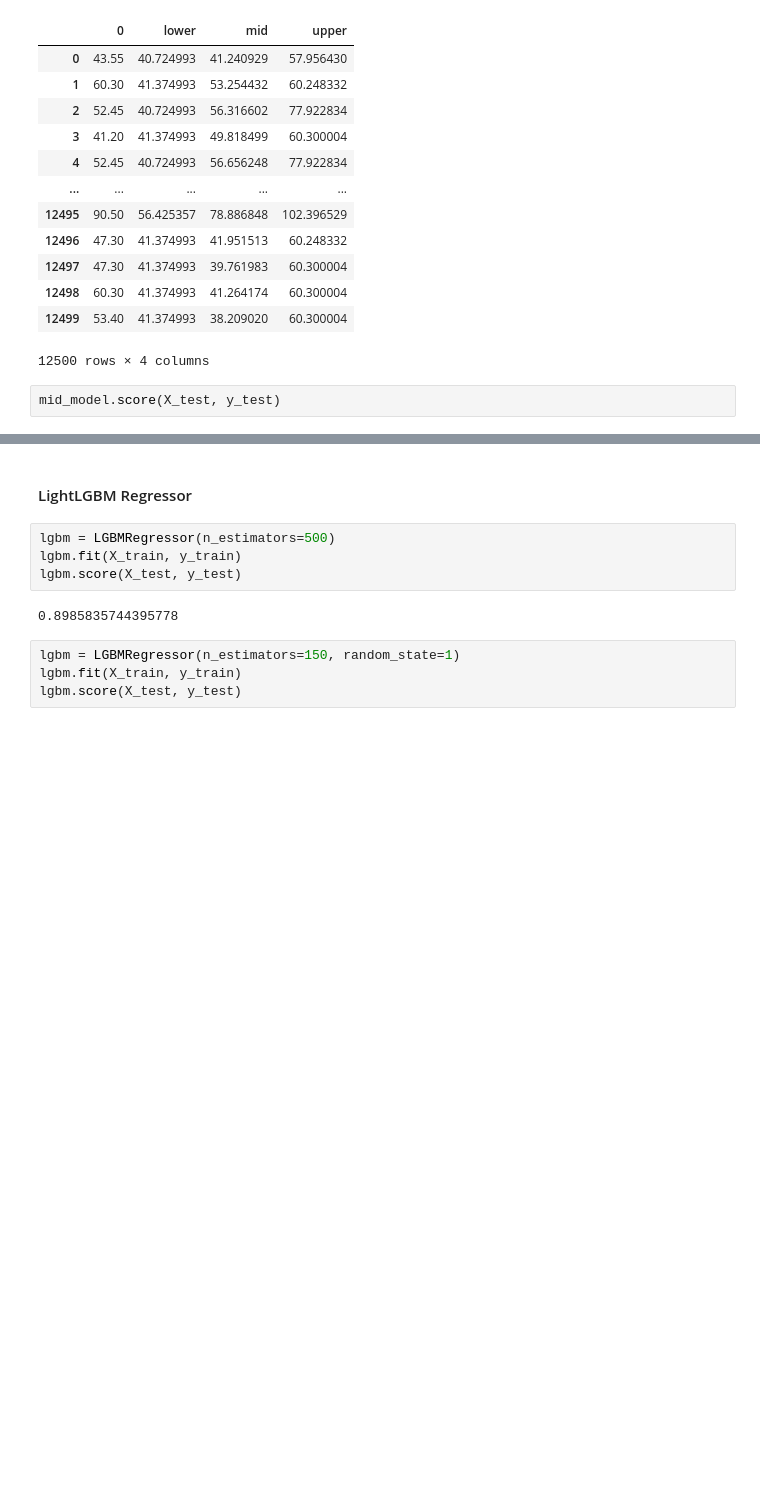
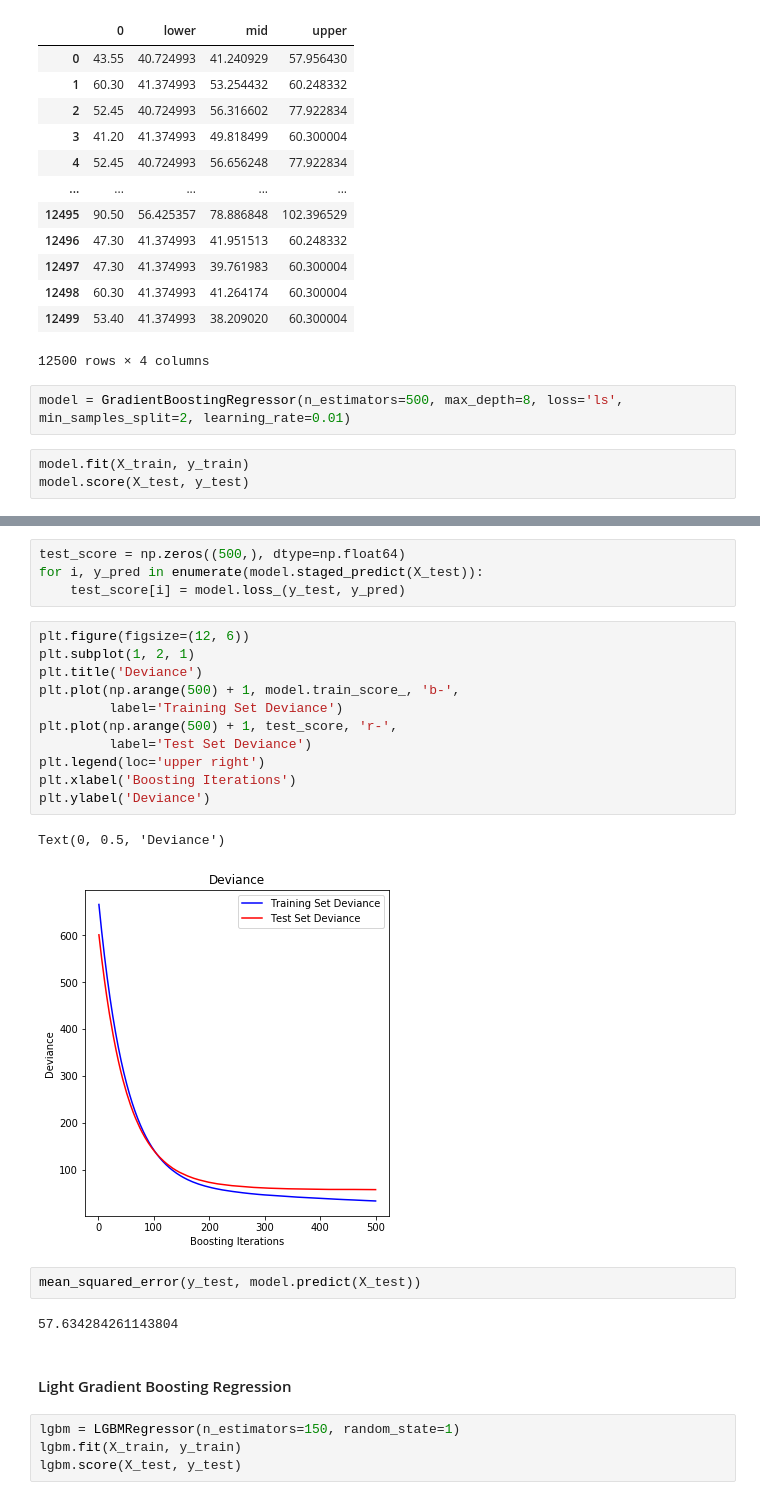
Before and after one commit to CTso25/Predict-Train-Prices, a Jupyter notebook: gradient_boosting.ipynb, the cells around one changed output, grey strips where cells are left out. Saved outputs shown, nothing was run; the diff lists cells and outputs as text; blank space fills up the shorter version.

Commit message:
boosting

```diff
--- a/gradient_boosting.ipynb
+++ b/gradient_boosting.ipynb
@@ -66,6 +66,9 @@ predictions
 | 12498 | 60.30 | 41.374993 | 41.264174 | 60.300004 |
 | 12499 | 53.40 | 41.374993 | 38.209020 | 60.300004 |
 12500 rows × 4 columns
+# %%
+model = GradientBoostingRegressor(n_estimators=500, max_depth=8, loss='ls', min_samples_split=2, learning_rate=0.01)
 # %%
-mid_model.score(X_test, y_test)
+model.fit(X_train, y_train)
+model.score(X_test, y_test)
 # %% [output]
@@ -88,11 +76,27 @@ mid_model.score(X_test, y_test)
-# %% [markdown]
-#### LightLGBM Regressor
-# %%
-lgbm = LGBMRegressor(n_estimators=500)
-lgbm.fit(X_train, y_train)
-lgbm.score(X_test, y_test)
-# %% [output]
-0.8985835744395778
+# %%
+test_score = np.zeros((500,), dtype=np.float64)
+for i, y_pred in enumerate(model.staged_predict(X_test)):
+    test_score[i] = model.loss_(y_test, y_pred)
+# %%
+plt.figure(figsize=(12, 6))
+plt.subplot(1, 2, 1)
+plt.title('Deviance')
+plt.plot(np.arange(500) + 1, model.train_score_, 'b-',
+         label='Training Set Deviance')
+plt.plot(np.arange(500) + 1, test_score, 'r-',
+         label='Test Set Deviance')
+plt.legend(loc='upper right')
+plt.xlabel('Boosting Iterations')
+plt.ylabel('Deviance')
+# %% [output]
+Text(0, 0.5, 'Deviance')
+[figure, added]
+# %%
+mean_squared_error(y_test, model.predict(X_test))
+# %% [output]
+57.634284261143804
+# %% [markdown]
+#### Light Gradient Boosting Regression
 # %%
 lgbm = LGBMRegressor(n_estimators=150, random_state=1)
 lgbm.fit(X_train, y_train)
```
Also changed, not shown: parts of 4 cells of this notebook.
